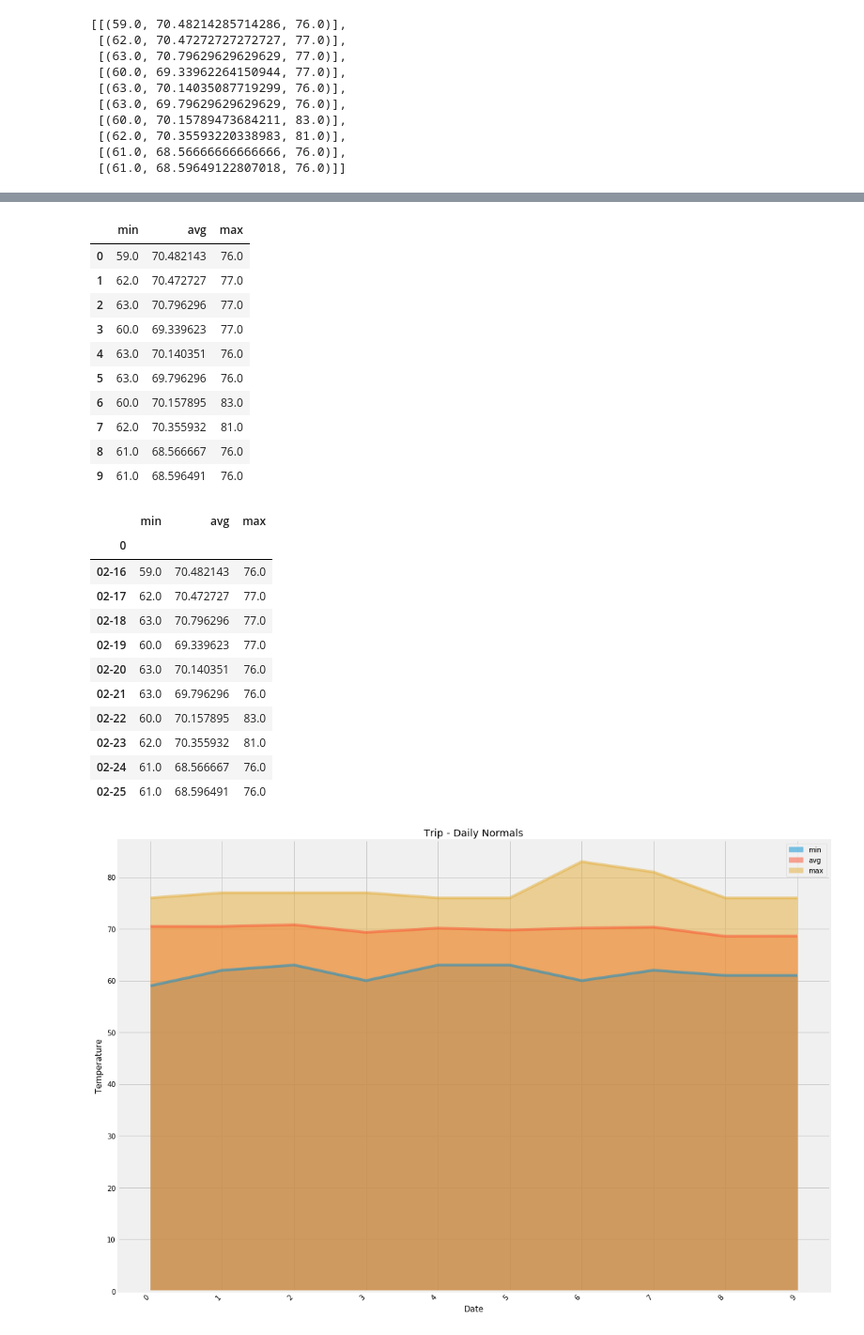
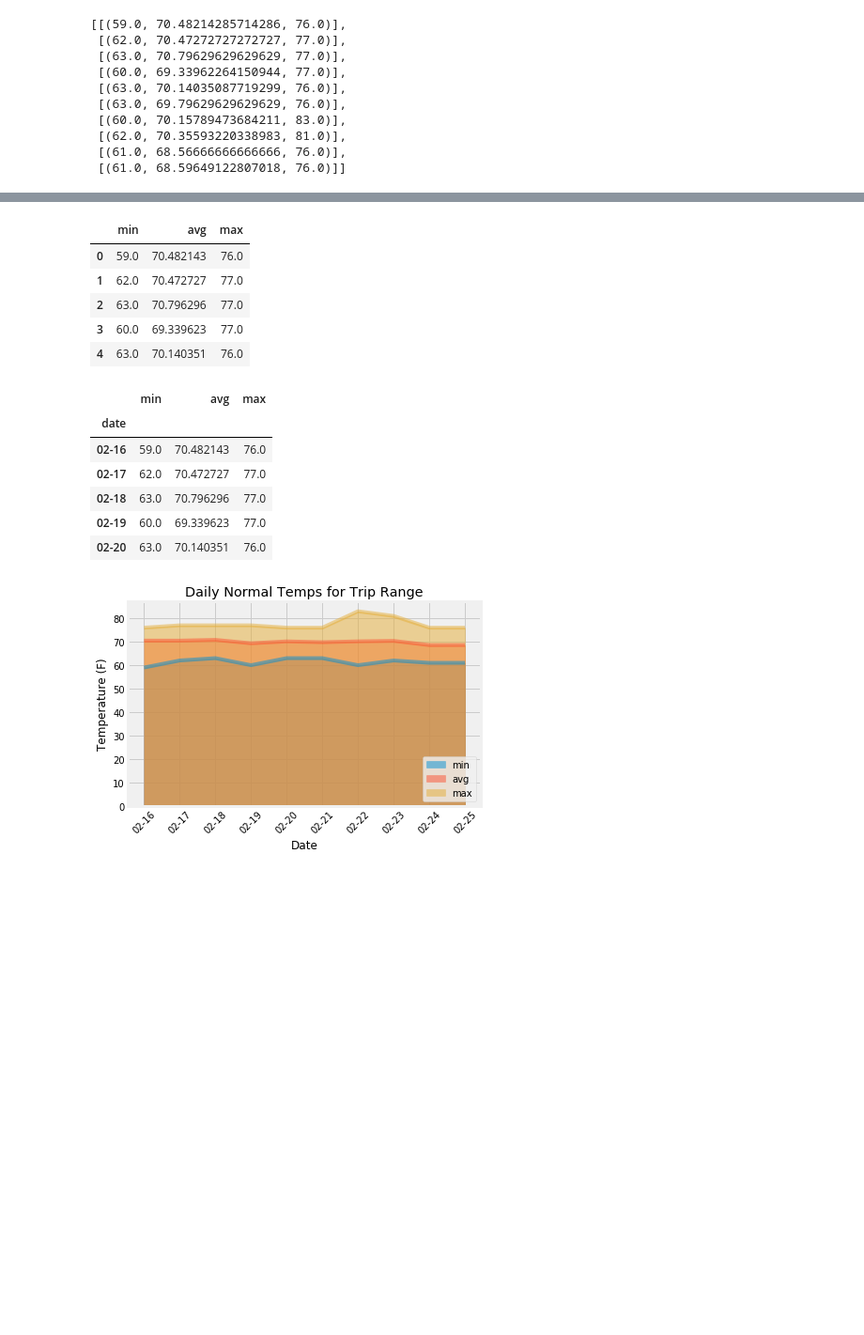
Before and after one commit to IFFTSolutions/8_SQLAlchemy, a Jupyter notebook: Climate_Starter_3.ipynb, the cells around one changed output, grey strips where cells are left out. Shown at 94% size. Saved outputs shown, nothing was run; the diff lists cells and outputs as text; code cells hidden in the pictures; blank space fills up the shorter version.

```diff
--- a/Climate_Starter_3.ipynb
+++ b/Climate_Starter_3.ipynb
@@ -427,5 +427,6 @@ m_d_dates
  '02-25']
 # %%
 d1= pd.DataFrame(m_d_dates)
-d1
+d1.rename(columns={0:'date'}, inplace=True)
+d1.head()
 # %% [output]
@@ -477,7 +468,6 @@ df
 # %%
 df2 = pd.DataFrame(df[0].values.tolist(), columns=['min','avg','max'])
-df3 = pd.DataFrame(df2)
-df3
+df2.head()
 # %% [output]
 |  | min | avg | max |
 | 0 | 59.0 | 70.482143 | 76.0 |
@@ -485,36 +475,30 @@ df3
 | 2 | 63.0 | 70.796296 | 77.0 |
 | 3 | 60.0 | 69.339623 | 77.0 |
 | 4 | 63.0 | 70.140351 | 76.0 |
-| 5 | 63.0 | 69.796296 | 76.0 |
-| 6 | 60.0 | 70.157895 | 83.0 |
-| 7 | 62.0 | 70.355932 | 81.0 |
-| 8 | 61.0 | 68.566667 | 76.0 |
-| 9 | 61.0 | 68.596491 | 76.0 |
 # %%
-df_new = pd.concat([d1, df3],axis=1)
-df_new.set_index(0)
+df_new = pd.concat([d1, df2],axis=1)
+df_new.set_index('date', inplace=True)
+df_new.head()
 # %% [output]
 |  | min | avg | max |
-| 0 |  |  |  |
+| date |  |  |  |
 | 02-16 | 59.0 | 70.482143 | 76.0 |
 | 02-17 | 62.0 | 70.472727 | 77.0 |
 | 02-18 | 63.0 | 70.796296 | 77.0 |
 | 02-19 | 60.0 | 69.339623 | 77.0 |
 | 02-20 | 63.0 | 70.140351 | 76.0 |
-| 02-21 | 63.0 | 69.796296 | 76.0 |
-| 02-22 | 60.0 | 70.157895 | 83.0 |
-| 02-23 | 62.0 | 70.355932 | 81.0 |
-| 02-24 | 61.0 | 68.566667 | 76.0 |
-| 02-25 | 61.0 | 68.596491 | 76.0 |
 # %%
-df_new.plot(kind='area',stacked=False,figsize=(15,10))
-plt.xticks(df_new.index, rotation=45, ha="right")
+df_x_axis = d1['date'].tolist()
+
+df_new.plot.area(stacked=False)
+N = 10
+ind = np.arange(N)    # the x locations for the groups
+plt.xticks(ind,(df_x_axis),rotation=45)
+plt.legend(loc='lower right')
 plt.xlabel("Date")
-plt.ylabel("Temperature")
-plt.title(f"Trip - Daily Normals")
-plt.xticks(rotation=45)
-plt.tight_layout()
+plt.ylabel("Temperature (F)")
+plt.title("Daily Normal Temps for Trip Range")
 plt.savefig("Daily Normal Temps for Trip Range")
 plt.show()
 # %% [output]
-[figure, old version]
+[figure, new version]
```
Also changed, not shown: parts of 4 cells of this notebook, 3 other files.
